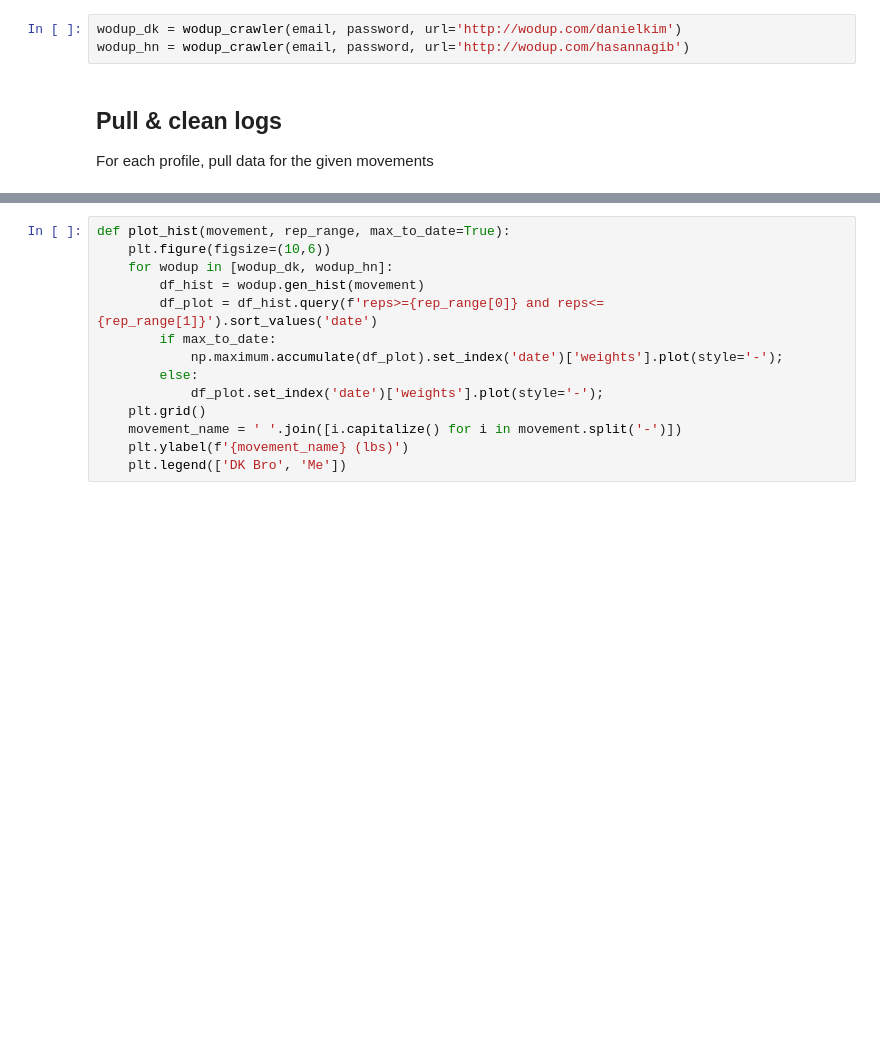
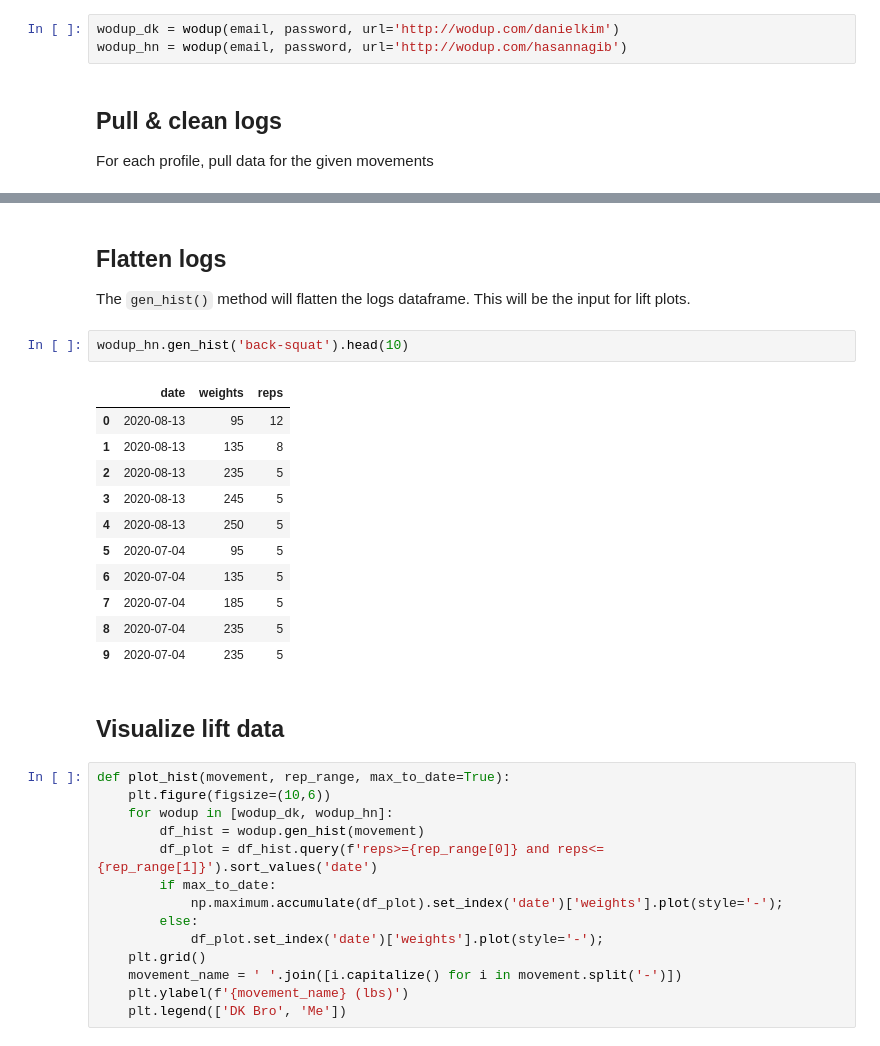
Before and after one commit to hnagib/WodUp-Scraper, a Jupyter notebook: notebooks/hn-wodup-crawler.ipynb, the cells around one changed output, grey strips where cells are left out. Cells and saved outputs as stored; diff of their text form; blank space fills up the shorter version.

```diff
--- a/notebooks/hn-wodup-crawler.ipynb
+++ b/notebooks/hn-wodup-crawler.ipynb
@@ -117,8 +19,8 @@ class wodup_crawler:
 ## Initialize crawlers
 This will let us log in WodUp and navigate to profile we want to crawl.
 # %%
-wodup_dk = wodup_crawler(email, password, url='http://wodup.com/danielkim')
-wodup_hn = wodup_crawler(email, password, url='http://wodup.com/hasannagib')
+wodup_dk = wodup(email, password, url='http://wodup.com/danielkim')
+wodup_hn = wodup(email, password, url='http://wodup.com/hasannagib')
 # %% [markdown]
 ## Pull & clean logs
 
@@ -133,3 +44,23 @@ for wodup in [wodup_dk, wodup_hn]:
+# %% [markdown]
+## Flatten logs
+
+The `gen_hist()` method will flatten the logs dataframe. This will be the input for lift plots.
+# %%
+wodup_hn.gen_hist('back-squat').head(10)
+# %% [output]
+|  | date | weights | reps |
+| 0 | 2020-08-13 | 95 | 12 |
+| 1 | 2020-08-13 | 135 | 8 |
+| 2 | 2020-08-13 | 235 | 5 |
+| 3 | 2020-08-13 | 245 | 5 |
+| 4 | 2020-08-13 | 250 | 5 |
+| 5 | 2020-07-04 | 95 | 5 |
+| 6 | 2020-07-04 | 135 | 5 |
+| 7 | 2020-07-04 | 185 | 5 |
+| 8 | 2020-07-04 | 235 | 5 |
+| 9 | 2020-07-04 | 235 | 5 |
+# %% [markdown]
+## Visualize lift data
 # %%
 def plot_hist(movement, rep_range, max_to_date=True):
     plt.figure(figsize=(10,6))
```
Also changed, not shown: parts of 4 cells of this notebook, 2 other files.
